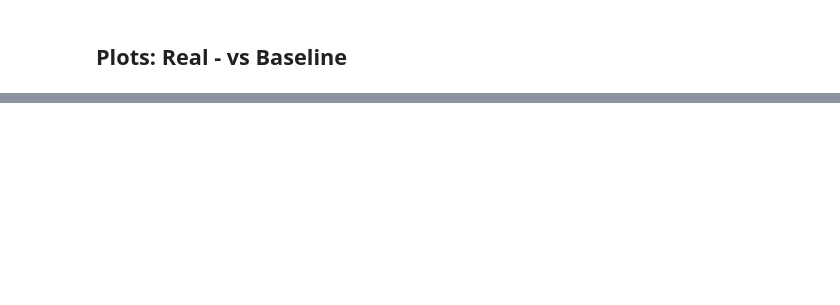
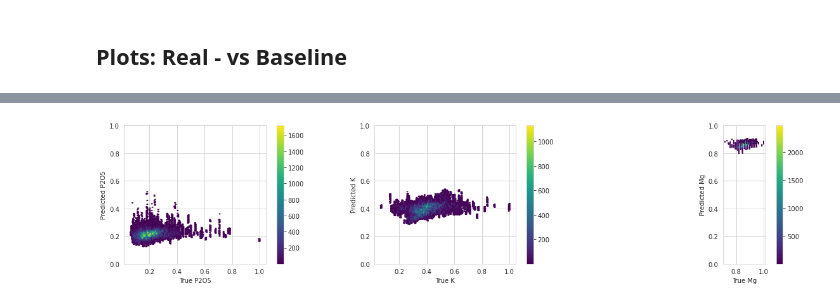
Before and after one commit to DKRZ-AIM/ai4eo-hyperview, a Jupyter notebook: notebooks/simple_models/evaluation.ipynb, the cells around one changed output, grey strips where cells are left out. Cells and saved outputs as stored; diff of their text form; code cells hidden in the pictures; blank space fills up the shorter version.

```diff
--- a/notebooks/simple_models/evaluation.ipynb
+++ b/notebooks/simple_models/evaluation.ipynb
@@ -69,0 +87,16 @@ for i, ax in enumerate(axs):
+# %%
+# idx 2
+y_hat_bls_s.append(np.load(os.path.join(path, "y_hat_bls_RandomForest_202205022017_nest=1081_maxd=None_minsl=5.npy")))
+y_hat_rfs_s.append(np.load(os.path.join(path, "y_hat_rfs_RandomForest_202205022017_nest=1081_maxd=None_minsl=5.npy")))
+y_vs_s.append(np.load(os.path.join(path, "y_vs_RandomForest_202205022017_nest=1081_maxd=None_minsl=5.npy")))
+# %%
+# idx 3
+y_hat_bls_s.append(np.load(os.path.join(path, "y_hat_bls_RandomForest_202205022205_nest=685_maxd=None_minsl=10.npy")))
+y_hat_rfs_s.append(np.load(os.path.join(path, "y_hat_rfs_RandomForest_202205022205_nest=685_maxd=None_minsl=10.npy")))
+y_vs_s.append(np.load(os.path.join(path, "y_vs_RandomForest_202205022205_nest=685_maxd=None_minsl=10.npy")))
+# %%
+y_hat_rfs_s = [y_hat_rfs_s[i].reshape(-1,1) for i in range(len(y_hat_rfs_s))]
+# %%
+y_hat_bls_s = np.concatenate(y_hat_bls_s, axis=-1)
+y_hat_rfs_s = np.concatenate(y_hat_rfs_s, axis=-1)
+y_vs_s = np.concatenate(y_vs_s, axis=-1)
@@ -69,0 +107,22 @@ for i, ax in enumerate(axs):
+# %%
+# ix 0: 0.9321552594721085
+# ix 1:
+# ix 2: 0.8530452433725719
+# ix 3: 0.7820406723958646
+fig, axs = plt.subplots(1, 3, figsize=(20, 4))
+
+for i, ax in enumerate(axs):
+    ax.set_aspect('equal')
+
+    img = ax.hexbin(y_vs_s[:, i], y_hat_rfs_s[:, i], cmap='viridis', mincnt=1)
+
+    ax.plot(np.arange(np.min(y_vs_s[:, i]), np.max(y_vs_s[:, i])),
+            np.arange(np.min(y_vs_s[:, i]), np.max(y_vs_s[:, i])), 'r--')
+
+    plt.colorbar(img, ax=ax)
+
+    ax.set_ylim([0,1])
+    ax.set_xlabel('True ' + cols[i])
+    ax.set_ylabel('Predicted ' + cols[i])
+# %% [output]
+[figure, added]
```
Also changed, not shown: parts of 12 cells of this notebook, 4 other files.
